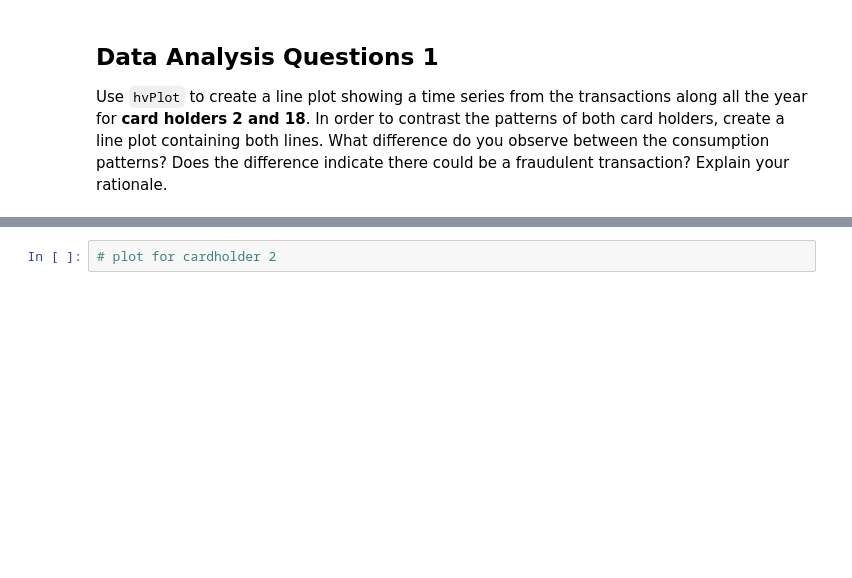
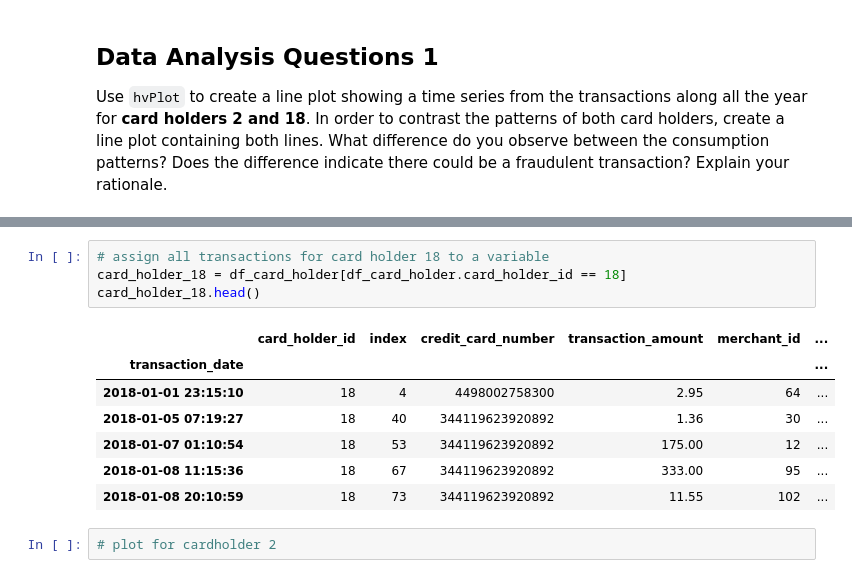
Before and after one commit to jonowens/suspicious_transactions, a Jupyter notebook: visual_data_analysis.ipynb, the cells around one changed output, grey strips where cells are left out. Saved outputs shown, nothing was run; the diff lists cells and outputs as text; blank space fills up the shorter version.

```diff
--- a/visual_data_analysis.ipynb
+++ b/visual_data_analysis.ipynb
@@ -41,3 +95,15 @@ card_holder_18 = df_card_holder[df_card_holder.card_holder_id == 18]
+# %%
+# assign all transactions for card holder 18 to a variable
+card_holder_18 = df_card_holder[df_card_holder.card_holder_id == 18]
+card_holder_18.head()
+# %% [output]
+|  | card_holder_id | index | credit_card_number | transaction_amount | merchant_id | ... |
+| transaction_date |  |  |  |  |  | ... |
+| 2018-01-01 23:15:10 | 18 | 4 | 4498002758300 | 2.95 | 64 | ... |
+| 2018-01-05 07:19:27 | 18 | 40 | 344119623920892 | 1.36 | 30 | ... |
+| 2018-01-07 01:10:54 | 18 | 53 | 344119623920892 | 175.00 | 12 | ... |
+| 2018-01-08 11:15:36 | 18 | 67 | 344119623920892 | 333.00 | 95 | ... |
+| 2018-01-08 20:10:59 | 18 | 73 | 344119623920892 | 11.55 | 102 | ... |
 # %%
 # plot for cardholder 2
 # %%
```
Also changed, not shown: parts of 14 cells of this notebook.
